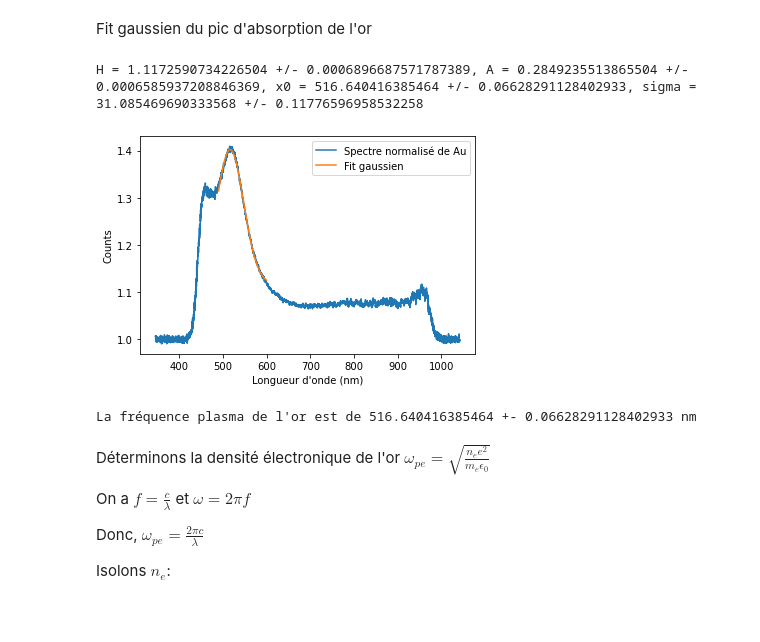
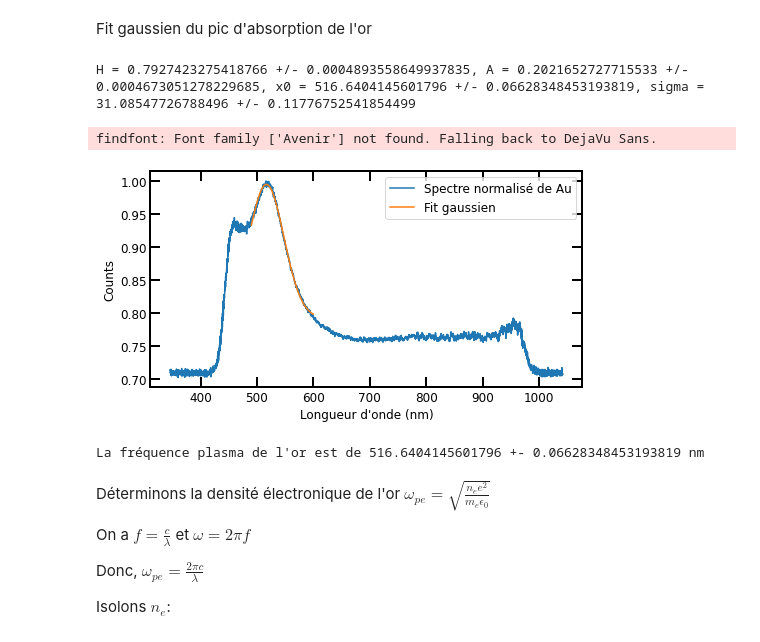
Before and after one commit to pierrotlamontagne/Github-labo-3, a Jupyter notebook: ABS/Analyse.ipynb, the cells around one changed output. Drawn from its saved outputs; the diff is of its cells as text; code cells hidden in the pictures.

```diff
--- a/ABS/Analyse.ipynb
+++ b/ABS/Analyse.ipynb
@@ -186,24 +189,28 @@ Est-ce que le pic dans le graphique correspond à la fréquence de plasma?
 Fit gaussien du pic d'absorption de l'or
 # %%
 counts_or_norm = counts_or_calib/counts_or_brute
-
+counts_or_norm /= np.max(counts_or_norm)
 
 p0 = [1.2, 1.4, 520, 3] #Initial guess
 idebut, ifin = find_nearest(lamda,490), find_nearest(lamda,600)
 gauss_or, p_opt, p_err = fit_gaussien(lamda[idebut:ifin], counts_or_norm[idebut:ifin], p0 = p0)
 
+# #Plotting
+beau_graphique()
+
 plt.plot(lamda, counts_or_norm, label = "Spectre normalisé de Au")
 plt.plot(lamda[idebut:ifin], gauss_or, label = "Fit gaussien")
 plt.xlabel("Longueur d'onde (nm)")
-plt.ylabel("Counts")
+plt.ylabel("Intensité")
 plt.legend()
 plt.show()
 
 print("La fréquence plasma de l'or est de {} +- {} nm".format(p_opt[2], p_err[2]))
 # %% [output]
-H = 1.1172590734226504 +/- 0.0006896687571787389, A = 0.2849235513865504 +/- 0.0006585937208846369, x0 = 516.640416385464 +/- 0.06628291128402933, sigma = 31.085469690333568 +/- 0.11776596958532258
+H = 0.7927423275418766 +/- 0.0004893558649937835, A = 0.2021652727715533 +/- 0.0004673051278229685, x0 = 516.6404145601796 +/- 0.06628348453193819, sigma = 31.08547726788496 +/- 0.11776752541854499
+findfont: Font family ['Avenir'] not found. Falling back to DejaVu Sans.
-[figure, old version]
+[figure, new version]
-La fréquence plasma de l'or est de 516.640416385464 +- 0.06628291128402933 nm
+La fréquence plasma de l'or est de 516.6404145601796 +- 0.06628348453193819 nm
 # %% [markdown]
 Déterminons la densité électronique de l'or
 $\omega_{pe} = \sqrt{\frac{n_e e^2}{m_e \epsilon_0}}$
```
Also changed, not shown: parts of 6 cells of this notebook, 3 other files.
